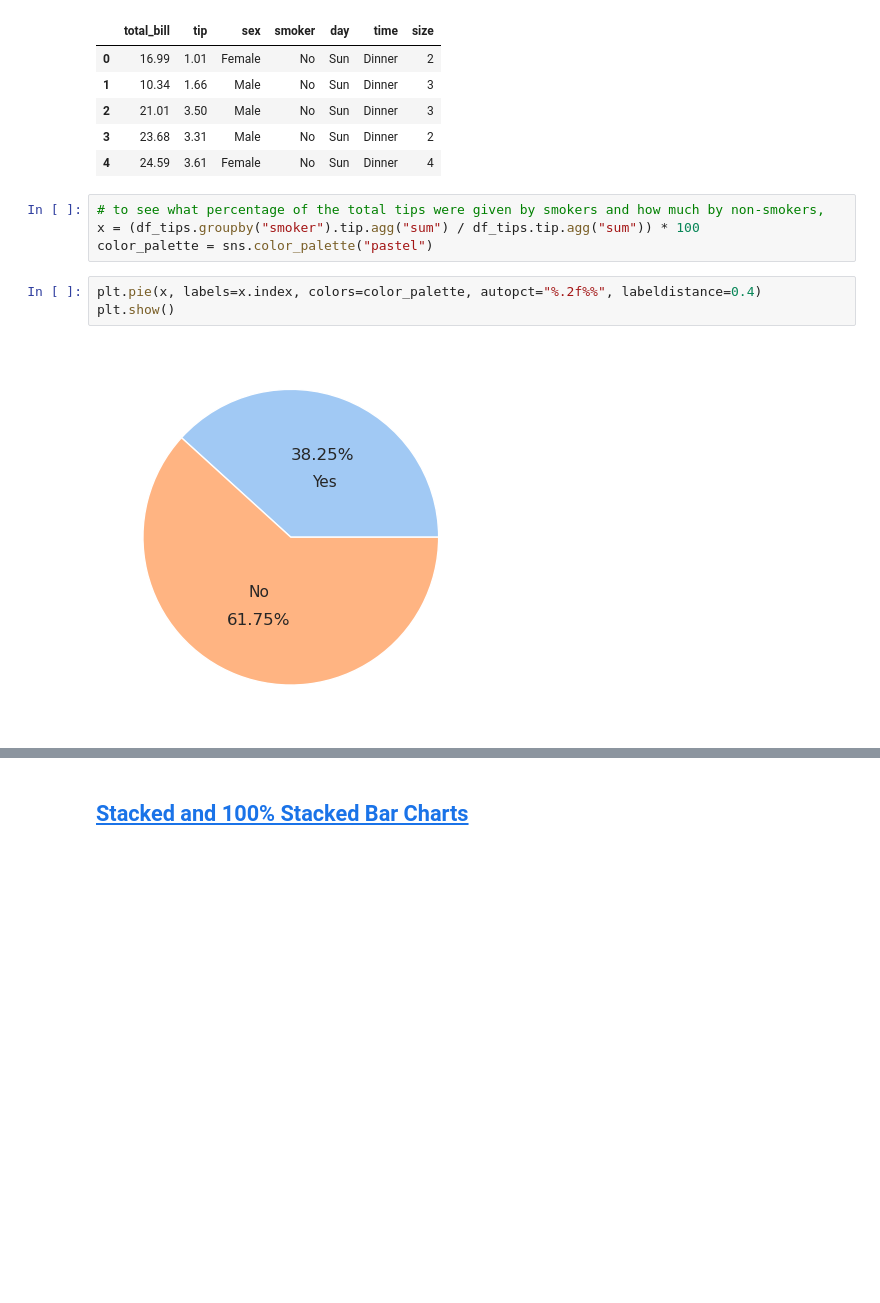
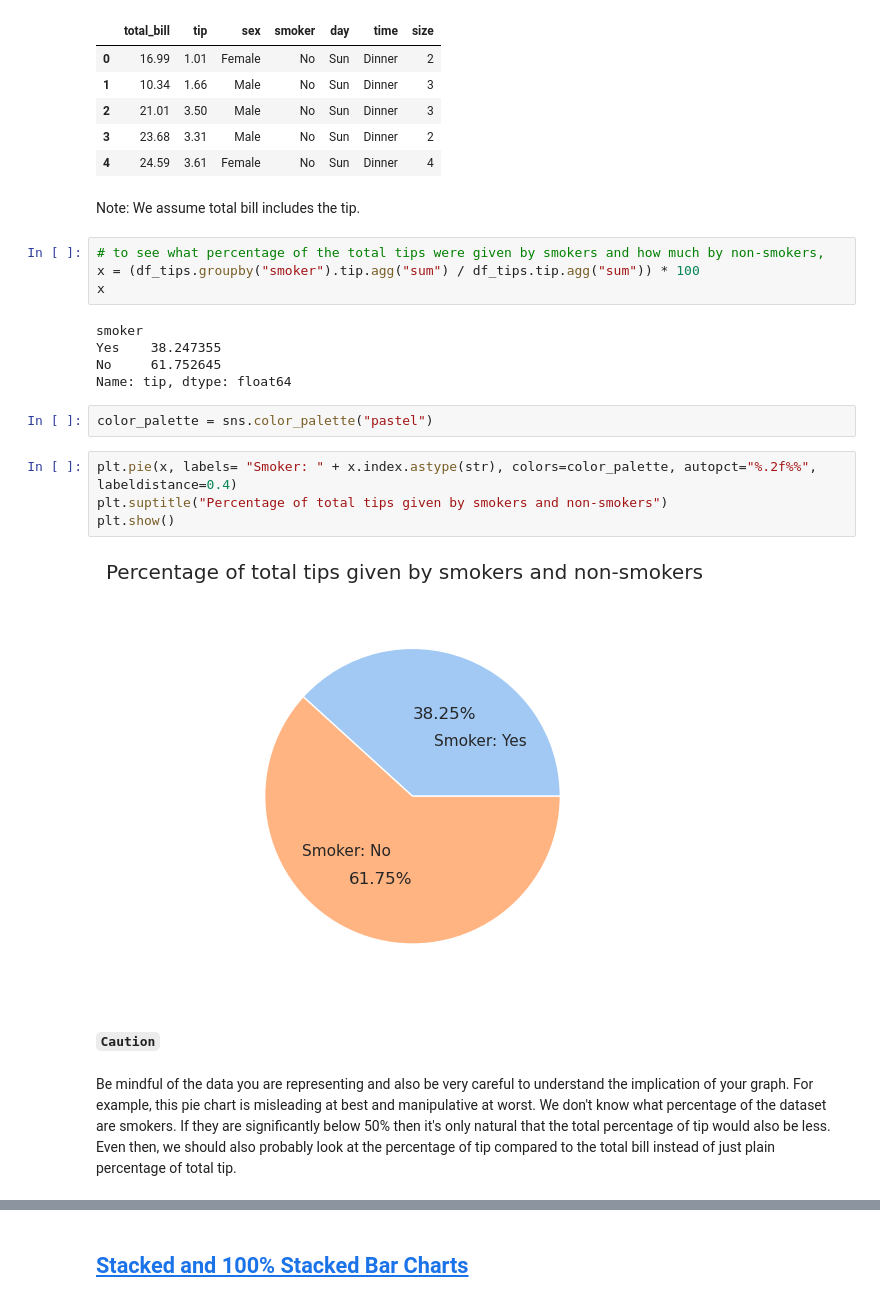
Before and after one commit to AindreaAjax/ML_Introduction, a Jupyter notebook: Data_Visualization/05_visualizing_compositions_independent_of_time.ipynb, the cells around one changed output, grey strips where cells are left out. Saved outputs shown, nothing was run; the diff lists cells and outputs as text; blank space fills up the shorter version.

```diff
--- a/Data_Visualization/05_visualizing_compositions_independent_of_time.ipynb
+++ b/Data_Visualization/05_visualizing_compositions_independent_of_time.ipynb
@@ -83,12 +83,26 @@ df_tips.head()
 | 2 | 21.01 | 3.50 | Male | No | Sun | Dinner | 3 |
 | 3 | 23.68 | 3.31 | Male | No | Sun | Dinner | 2 |
 | 4 | 24.59 | 3.61 | Female | No | Sun | Dinner | 4 |
+# %% [markdown]
+Note: We assume total bill includes the tip.
 # %%
 # to see what percentage of the total tips were given by smokers and how much by non-smokers,
 x = (df_tips.groupby("smoker").tip.agg("sum") / df_tips.tip.agg("sum")) * 100
-color_palette = sns.color_palette("pastel")
+x
+# %% [output]
+smoker
+Yes    38.247355
+No     61.752645
+Name: tip, dtype: float64
+# %%
+color_palette = sns.color_palette("pastel")
 # %%
-plt.pie(x, labels=x.index, colors=color_palette, autopct="%.2f%%", labeldistance=0.4)
+plt.pie(x, labels= "Smoker: " + x.index.astype(str), colors=color_palette, autopct="%.2f%%", labeldistance=0.4)
+plt.suptitle("Percentage of total tips given by smokers and non-smokers")
 plt.show()
 # %% [output]
-[figure, old version]
+[figure, new version]
+# %% [markdown]
+##### **`Caution`**
+# %% [markdown]
+Be mindful of the data you are representing and also be very careful to understand the implication of your graph. For example, this pie chart is misleading at best and manipulative at worst. We don't know what percentage of the dataset are smokers. If they are significantly below 50% then it's only natural that the total percentage of tip would also be less. Even then, we should also probably look at the percentage of tip compared to the total bill instead of just plain percentage of total tip.
```
Also changed, not shown: parts of 29 cells of this notebook.
